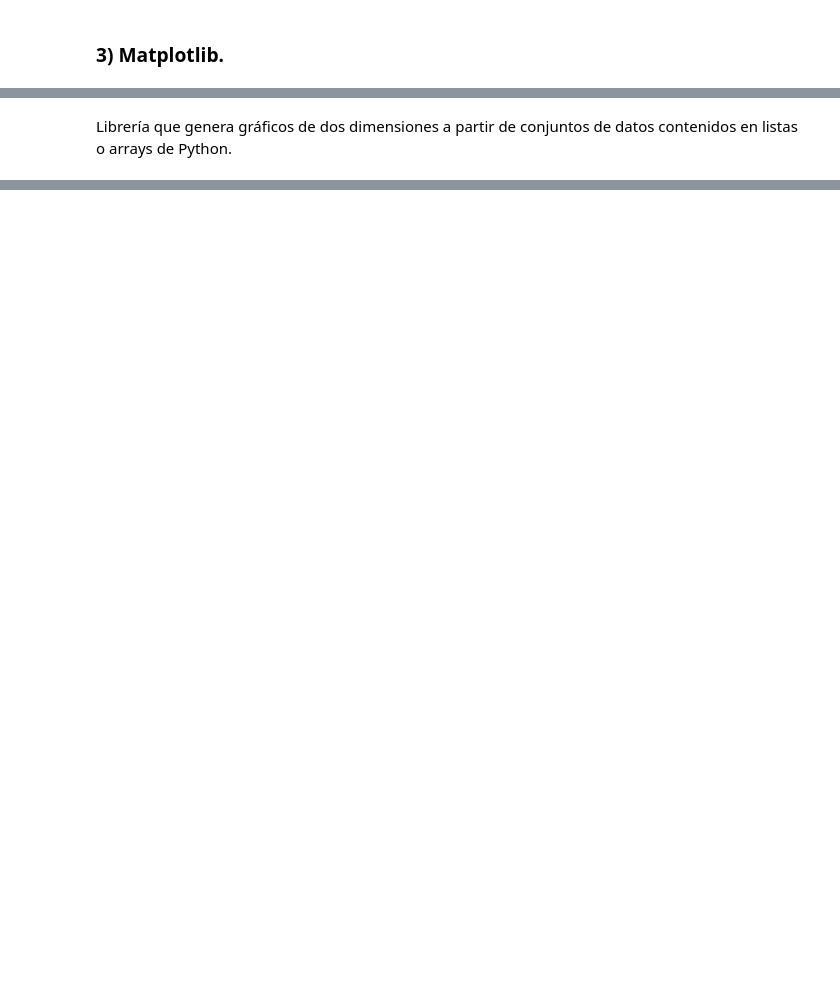
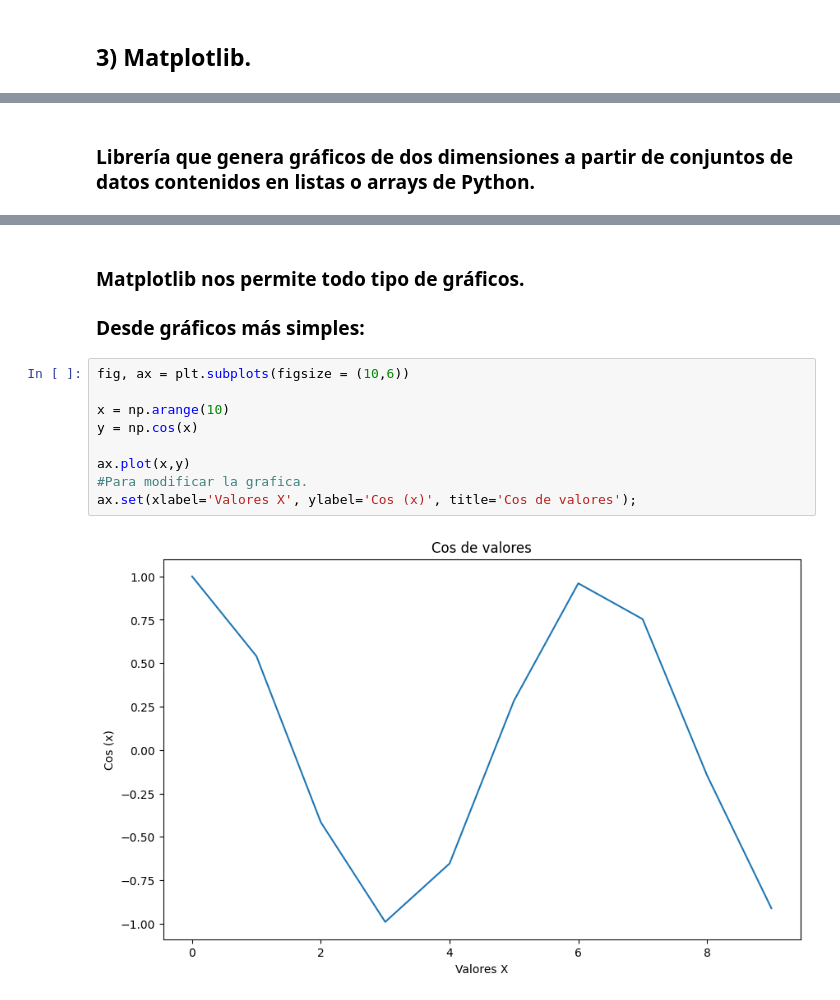
Before and after one commit to alegonzjur/ProyectoTFG, a Jupyter notebook: data/introduccion.ipynb, the cells around one changed output, grey strips where cells are left out. Drawn from its saved outputs; the diff is of its cells as text; blank space fills up the shorter version.

```diff
--- a/data/introduccion.ipynb
+++ b/data/introduccion.ipynb
@@ -29,8 +135,23 @@ Pandas es una librería que facilita la manipulación y análisis de datos media
 # %% [markdown]
-### 3) Matplotlib.
+## 3) Matplotlib.
 # %% [markdown]
 <img src="../images/matplotlib2.png" alt="Matplotlib" />
 # %% [markdown]
-Librería que genera gráficos de dos dimensiones a partir de conjuntos de datos contenidos en listas o arrays de Python.
+### Librería que genera gráficos de dos dimensiones a partir de conjuntos de datos contenidos en listas o arrays de Python.
 # %% [markdown]
 <img src="../images/MatplotlibGraphs.png" alt="Matplotlib" />
+# %% [markdown]
+### Matplotlib nos permite todo tipo de gráficos.
+
+### Desde gráficos más simples:
+# %%
+fig, ax = plt.subplots(figsize = (10,6))
+
+x = np.arange(10)
+y = np.cos(x)
+
+ax.plot(x,y)
+#Para modificar la grafica.
+ax.set(xlabel='Valores X', ylabel='Cos (x)', title='Cos de valores');
+# %% [output]
+[figure, added]
```
Also changed, not shown: parts of 34 cells of this notebook, 4 other files.
